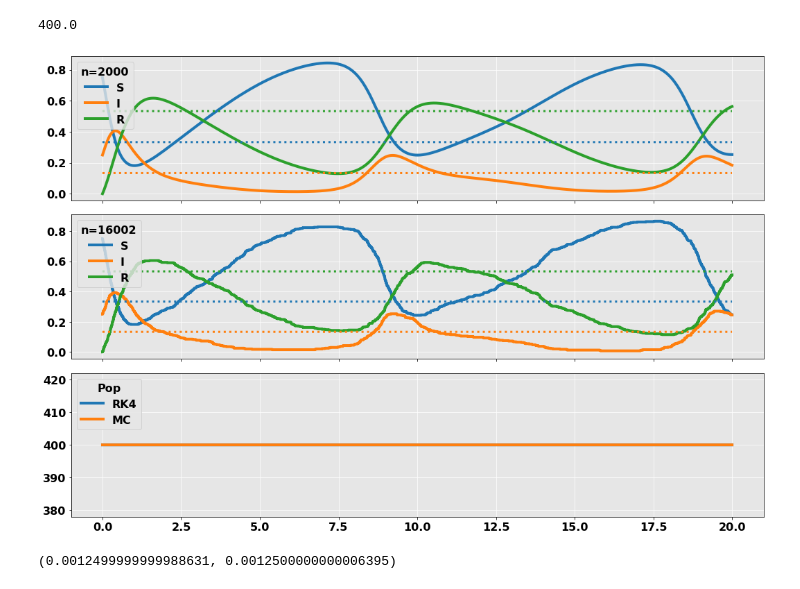
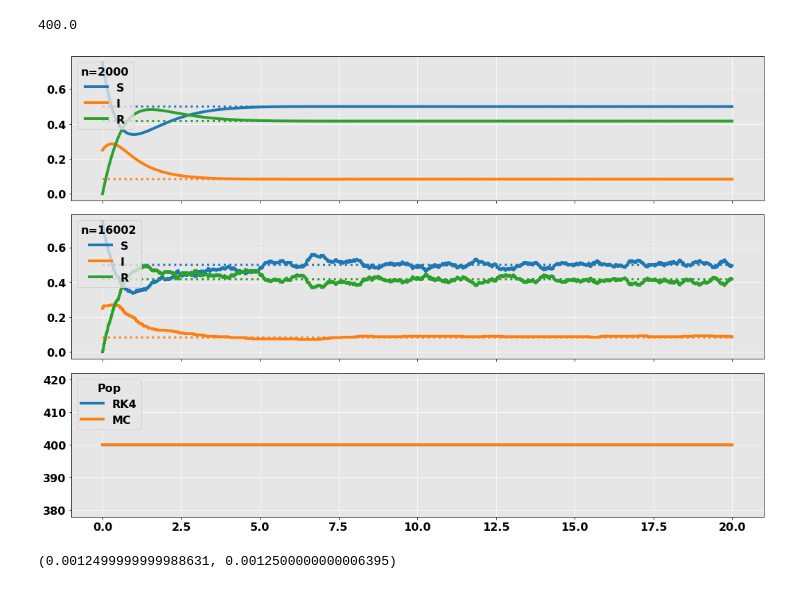
Before and after one commit to fonstelien/FYS4150, a Jupyter notebook: project5/source/project5.ipynb, the cells around one changed output. Saved outputs shown, nothing was run; the diff lists cells and outputs as text; code cells hidden in the pictures.

```diff
--- a/project5/source/project5.ipynb
+++ b/project5/source/project5.ipynb
@@ -37,15 +37,15 @@ t_end = 20
 
 N0 = 400
 I0 = 100
-A = 2
+A = 0
 a = 4
 b = 2
-c = .5
+c = 1
 e = .0
 d = .0
 dI = .0
 F = .0
-f = .0
+f = .5
 
 plot_const = True
 
@@ -71,34 +71,34 @@ if plot_const:
     s, i, r = sirs1.constant_fractions()
     ax.plot(solver1.t, np.zeros(n+1) + s, ':', color=COLORS[0], lw=3)
     ax.plot(solver1.t, np.zeros(n+1) + i, ':', color=COLORS[1], lw=3)
     ax.plot(solver1.t, np.zeros(n+1) + r, ':', color=COLORS[2], lw=3)
 
 
 ax = axes[1]
 S, I, R = solver2.get_fractions()
 nt = len(solver2.t)
 ax.plot(solver2.t, S)
 ax.plot(solver2.t, I)
 ax.plot(solver2.t, R)
 ax.legend(['S', 'I', 'R'], title=f'n={nt}', loc='upper left')
 if plot_const:
     s, i, r = sirs2.constant_fractions()
     ax.plot(solver2.t, np.zeros(nt) + s, ':', color=COLORS[0], lw=3)
     ax.plot(solver2.t, np.zeros(nt) + i, ':', color=COLORS[1], lw=3)
     ax.plot(solver2.t, np.zeros(nt) + r, ':', color=COLORS[2], lw=3)
 
 
 ax = axes[2]
 ax.plot(solver1.t, solver1.res['N'])
 ax.plot(solver2.t, solver2.res['N'])
 ax.legend(['RK4', 'MC'], title=f'Pop', loc='upper left')
 print(solver2.res['N'].max())
 
 plt.tight_layout()
 plt.show()
 # %% [output]
 400.0
-[figure, old version]
+[figure, new version]
 # %%
 (solver2.t[1:] - solver2.t[:-1]).min(), (solver2.t[1:] - solver2.t[:-1]).max()
 # %% [output]
```
Also changed, not shown: 1 other file.
